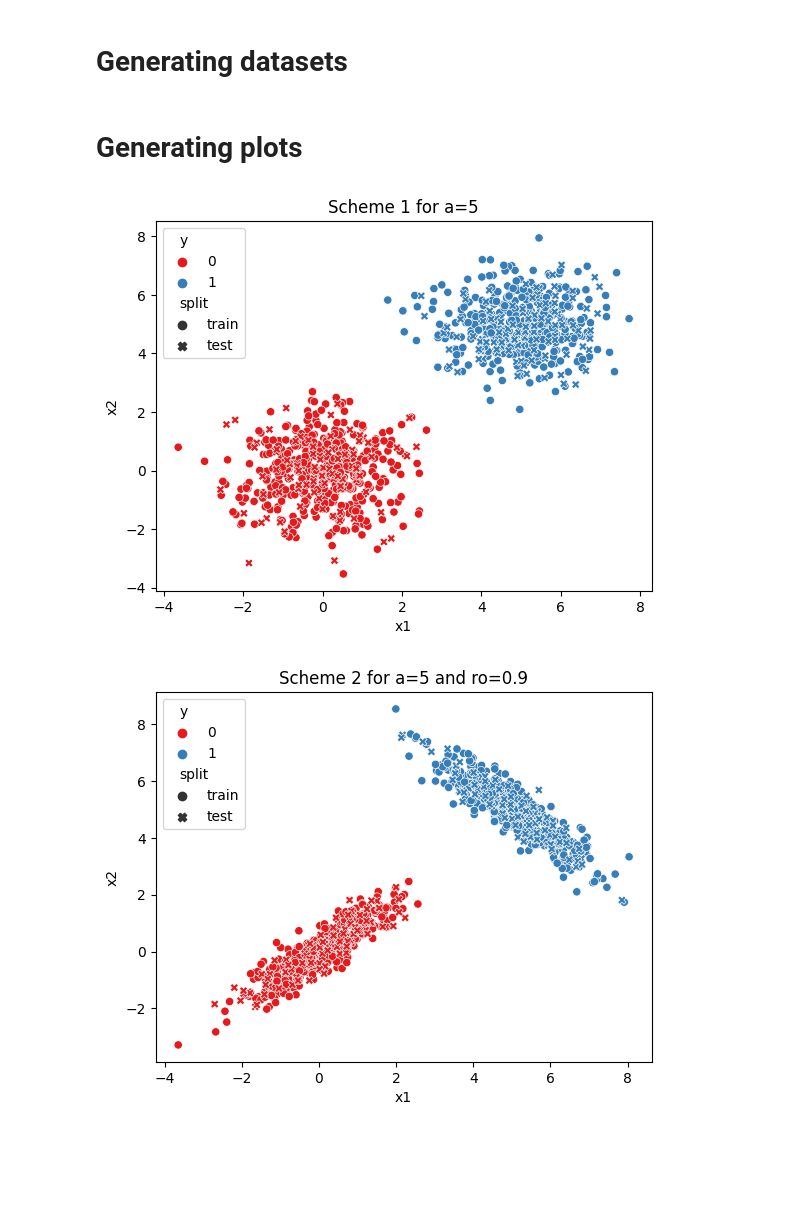
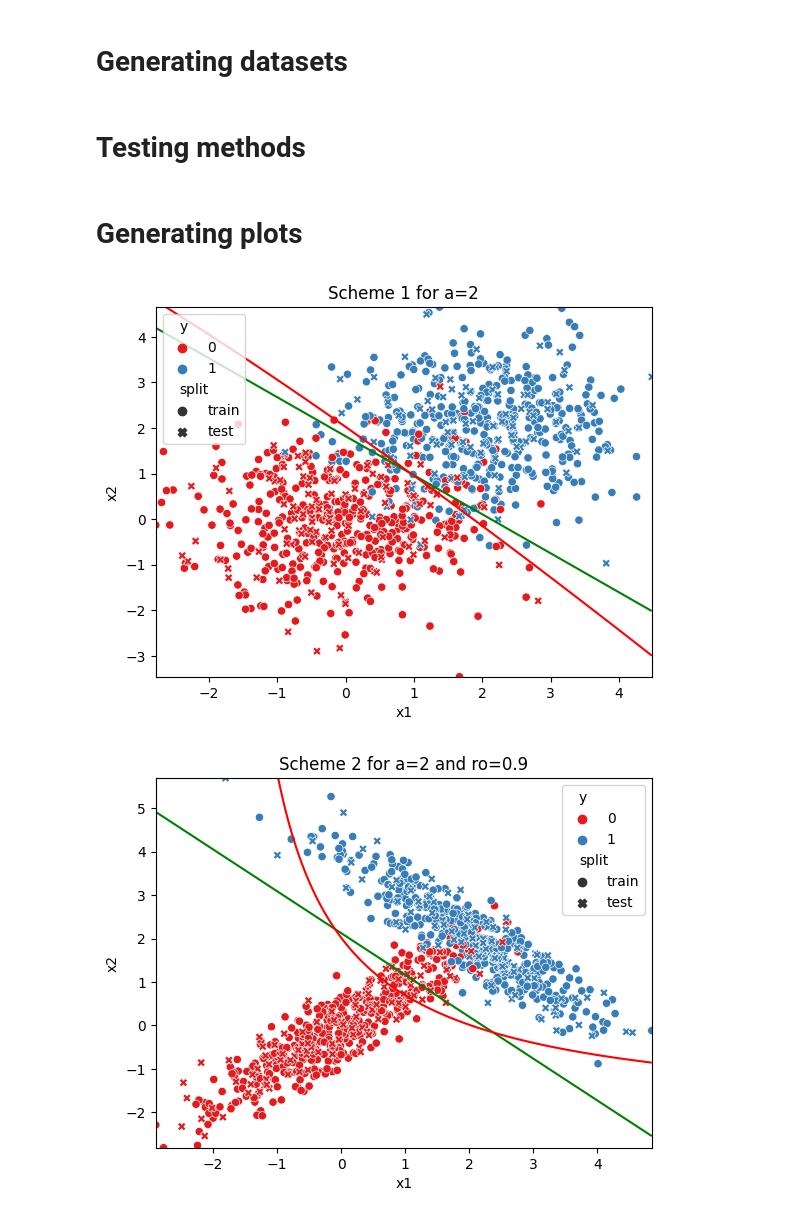
Before and after one commit to nizwant/adv_ml_labs, a Jupyter notebook: adv_ml.ipynb, the cells around one changed output. Saved outputs shown, nothing was run; the diff lists cells and outputs as text; code cells hidden in the pictures; blank space fills up the shorter version.

Commit message:
plotting boundries of lda and qda on scatter plot

```diff
--- a/adv_ml.ipynb
+++ b/adv_ml.ipynb
@@ -280,5 +294,10 @@ def generate_data(a, ro=0, n_samples=1000):
     df_ones['y'] = 1
     df = pd.concat([df_zeros, df_ones], axis=0)
     return df.sample(frac=1).reset_index(drop=True)
+# %% [markdown]
+# Testing methods
+# %%
+ro = 0.5
+a = [0.1, 0.5, 1, 2, 3, 5]
 # %% [markdown]
 # Generating plots
@@ -296,14 +304,49 @@ def generate_scatter_plot(train, test, title):
+# %%
+def generate_scatter_plot(train, test, title):
+    """
+    Generate scatter plot for the given data.
+    """
+    lda = LDA()
+    lda.fit(train.drop(columns='y'), train['y'])
+    lda_boundary_params = lda.calculate_decision_boundary_params()
+
+    qda = QDA()
+    qda.fit(train.drop(columns='y'), train['y'])
+    qda_params = qda.calculate_decision_boundary_params()
+
+    train["split"] = "train"
+    test["split"] = "test"
+    data = pd.concat([train, test], axis=0)
+    sns.scatterplot(data=data, x='x1', y='x2', hue='y',style="split", markers=["o", "X"], palette="Set1")
+
+    x = np.linspace(data['x1'].min(), data['x1'].max(), 100)
+    y = np.linspace(data['x2'].min(), data['x2'].max(), 100)
+    X, Y = np.meshgrid(x, y)
+
+    # LDA decision boundary
+    a, b = lda_boundary_params
+    Z = a[0] * X + a[1] * Y + b
+    plt.contour(X, Y, Z, levels=[0], colors='green')
+
+    # QDA decision boundary
+    a, b, c = qda_params
+
+    Z = a[0, 0] * X**2 + (a[0, 1] + a[1, 0]) * X * Y + a[1, 1] * Y**2 + b[0] * X + b[1] * Y + c
+    plt.contour(X, Y, Z, levels=[0], colors='red', )
+
+    plt.title(title)
+    plt.show()
 # %%
-df = generate_data(5, 0)
+df = generate_data(2, 0)
 train = df.iloc[:800]
 test = df.iloc[800:]
-generate_scatter_plot(train, test, 'Scheme 1 for a=5')
+generate_scatter_plot(train, test, 'Scheme 1 for a=2')
 # %% [output]
-[figure, old version]
+[figure, new version]
 # %%
-df = generate_data(5, 0.9)
+df = generate_data(2, 0.9)
 train = df.iloc[:800]
 test = df.iloc[800:]
-generate_scatter_plot(train, test, 'Scheme 2 for a=5 and ro=0.9')
+generate_scatter_plot(train, test, 'Scheme 2 for a=2 and ro=0.9')
 # %% [output]
-[figure, old version]
+[figure, new version]
```
Also changed, not shown: parts of 3 cells of this notebook.
